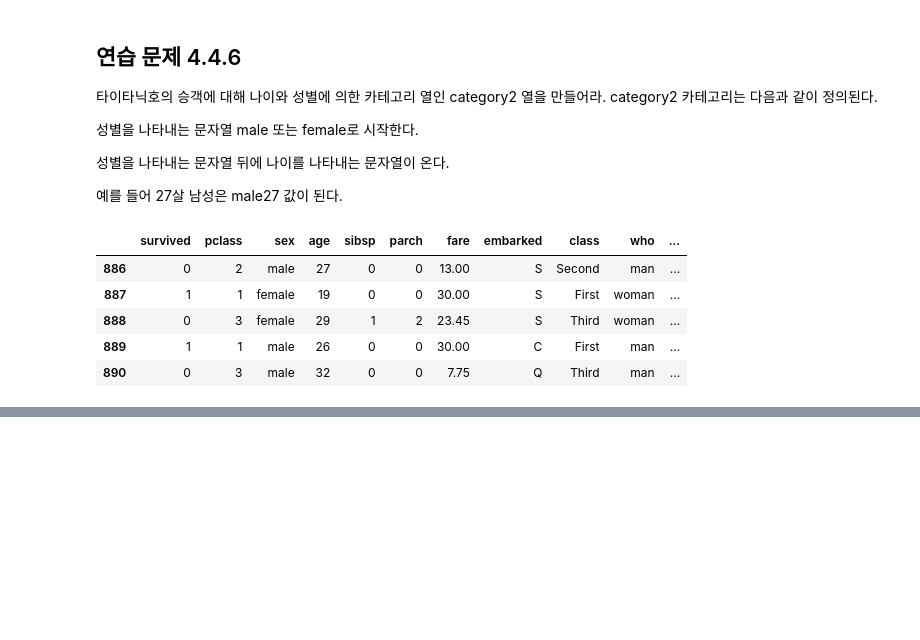
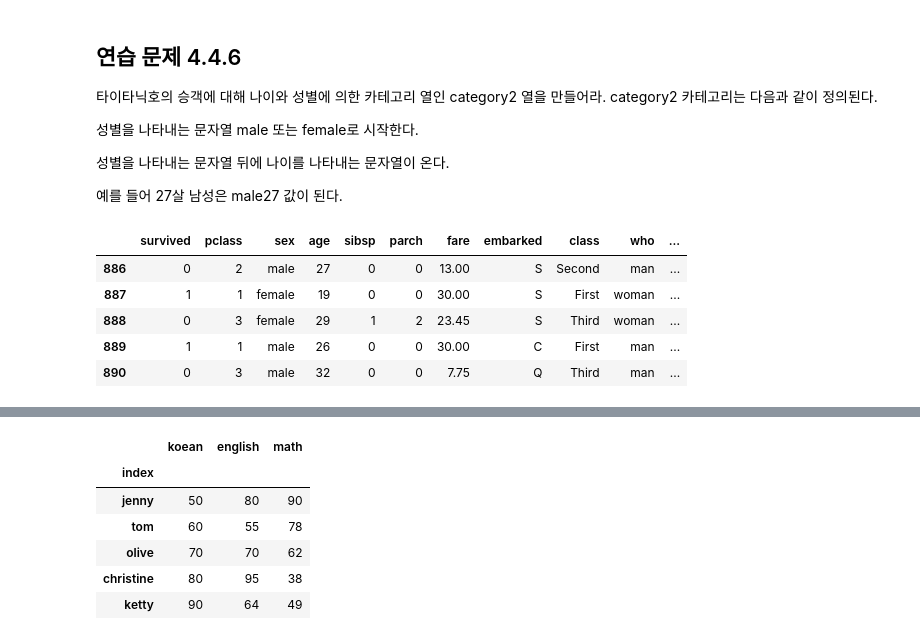
Before and after one commit to seohyunjin/Data-Analysis-2021-2, a Jupyter notebook: ch02.pandas/06_연습문제.ipynb, the cells around one changed output, grey strips where cells are left out. Saved outputs shown, nothing was run; the diff lists cells and outputs as text; code cells hidden in the pictures; blank space fills up the shorter version.

```diff
--- a/ch02.pandas/06_연습문제.ipynb
+++ b/ch02.pandas/06_연습문제.ipynb
@@ -495,0 +562,12 @@ https://datascienceschool.net/01%20python/04.04%20%EB%8D%B0%EC%9D%B4%ED%84%B0%ED
+# %%
+#4) df_score2에 set_index 명령을 적용하여 다시 학생 이름을 나타내는 열을 인덱스로 변경
+df_score2.set_index('index', inplace=True)
+df_score2
+# %% [output]
+|  | koean | english | math |
+| index |  |  |  |
+| jenny | 50 | 80 | 90 |
+| tom | 60 | 55 | 78 |
+| olive | 70 | 70 | 62 |
+| christine | 80 | 95 | 38 |
+| ketty | 90 | 64 | 49 |
```
Also changed, not shown: parts of 21 cells of this notebook.
